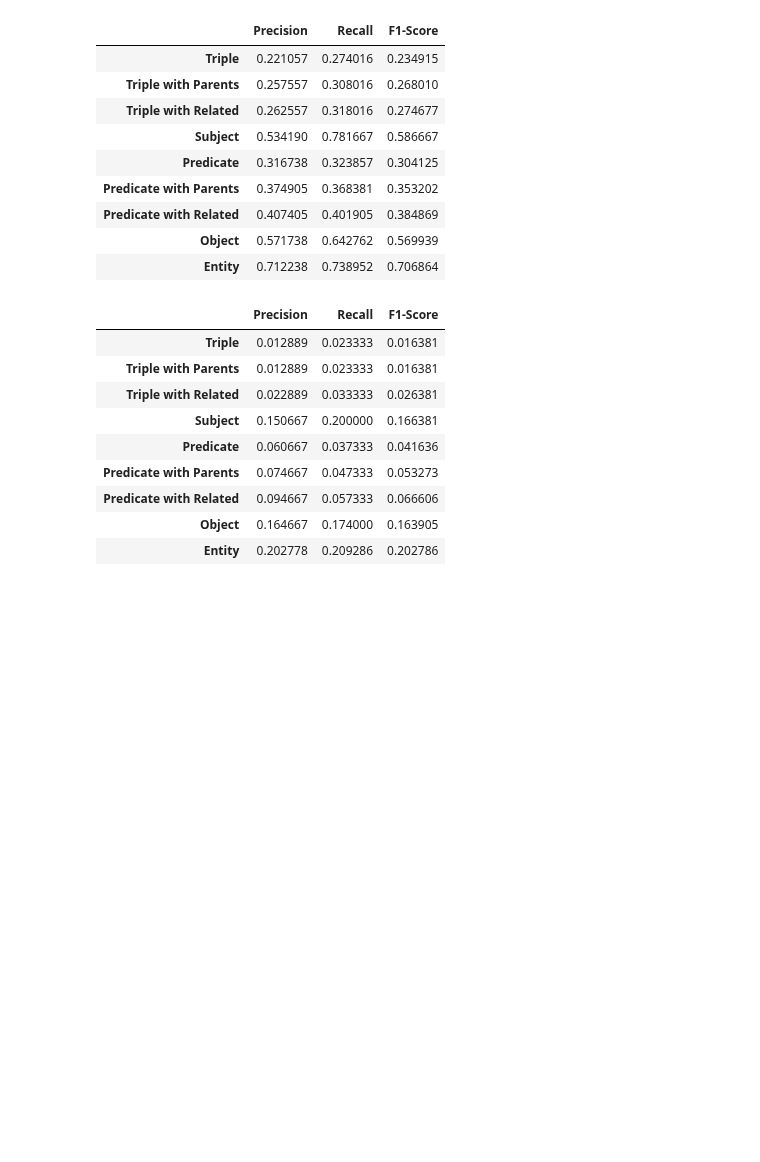
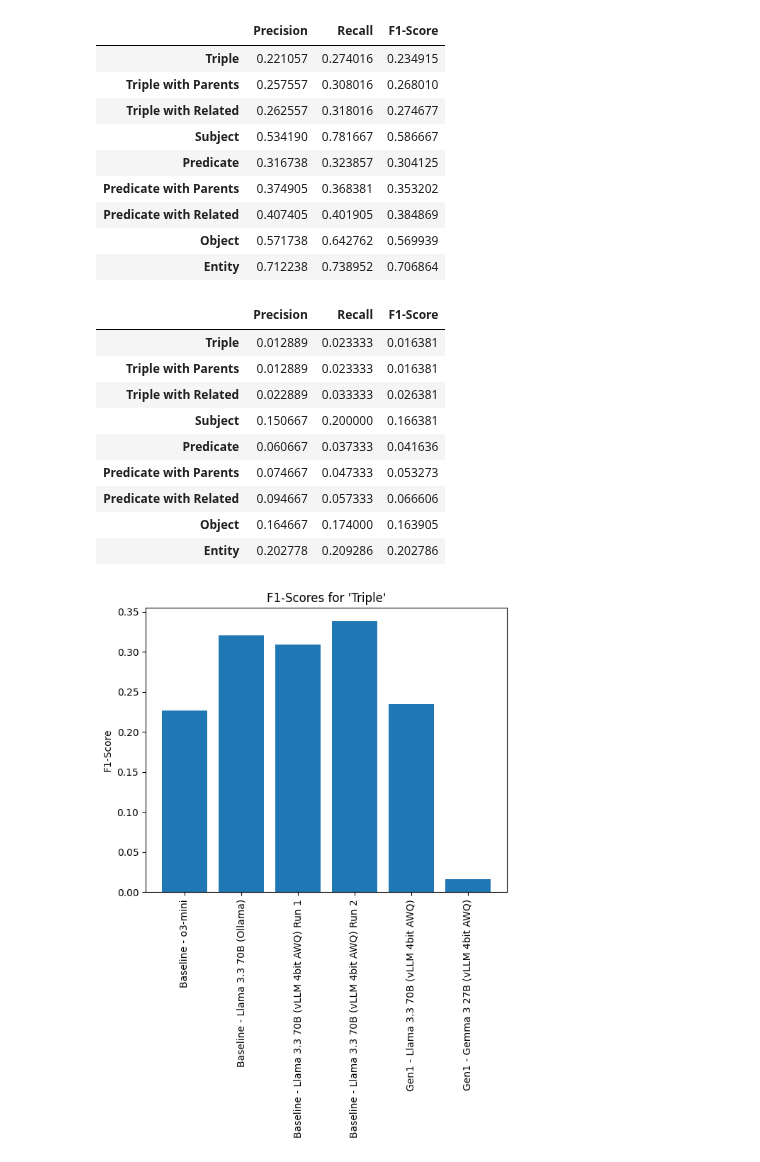
Before and after one commit to maxlautenbach/CIExMAS, a Jupyter notebook: approaches/evaluation_notebook.ipynb, the cells around one changed output. Cells and saved outputs as stored; diff of their text form; code cells hidden in the pictures; blank space fills up the shorter version.

```diff
--- a/approaches/evaluation_notebook.ipynb
+++ b/approaches/evaluation_notebook.ipynb
@@ -88,7 +113,8 @@ generate_report("evaluation_logs/baseline/test-50-evaluation_log-Ollama_llama3.3
 | Object | 0.730333 | 0.784032 | 0.723355 |
 | Entity | 0.836071 | 0.840048 | 0.823404 |
 # %%
-generate_report("evaluation_logs/baseline/test-50-evaluation_log-vLLM_kosbu-Llama-3.3-70B-Instruct-AWQ-2025-03-31-1623-converted.xlsx")
+reports.append(("Baseline - Llama 3.3 70B (vLLM 4bit AWQ) Run 1", generate_report("evaluation_logs/baseline/test-50-evaluation_log-vLLM_kosbu-Llama-3.3-70B-Instruct-AWQ-2025-03-31-1623-converted.xlsx")))
+reports[-1][1]
 # %% [output]
 |  | Precision | Recall | F1-Score |
 | Triple | 0.305762 | 0.337619 | 0.309248 |
@@ -101,7 +127,8 @@ generate_report("evaluation_logs/baseline/test-50-evaluation_log-vLLM_kosbu-Llam
 | Object | 0.672429 | 0.707683 | 0.670369 |
 | Entity | 0.755738 | 0.764690 | 0.751108 |
 # %%
-generate_report("evaluation_logs/baseline/test-50-evaluation_log-vLLM_kosbu-Llama-3.3-70B-Instruct-AWQ-2025-04-01-1222-converted.xlsx")
+reports.append(("Baseline - Llama 3.3 70B (vLLM 4bit AWQ) Run 2", generate_report("evaluation_logs/baseline/test-50-evaluation_log-vLLM_kosbu-Llama-3.3-70B-Instruct-AWQ-2025-04-01-1222-converted.xlsx")))
+reports[-1][1]
 # %% [output]
 |  | Precision | Recall | F1-Score |
 | Triple | 0.316881 | 0.385905 | 0.337970 |
@@ -114,7 +141,8 @@ generate_report("evaluation_logs/baseline/test-50-evaluation_log-vLLM_kosbu-Llam
 | Object | 0.710167 | 0.746683 | 0.711372 |
 | Entity | 0.805690 | 0.814595 | 0.801768 |
 # %%
-generate_report("evaluation_logs/Gen1/test-50-evaluation_log-vLLM_kosbu-Llama-3.3-70B-Instruct-AWQ-2025-04-03-1722-converted.xlsx")
+reports.append(("Gen1 - Llama 3.3 70B (vLLM 4bit AWQ)", generate_report("evaluation_logs/Gen1/test-50-evaluation_log-vLLM_kosbu-Llama-3.3-70B-Instruct-AWQ-2025-04-03-1722-converted.xlsx")))
+reports[-1][1]
 # %% [output]
 |  | Precision | Recall | F1-Score |
 | Triple | 0.221057 | 0.274016 | 0.234915 |
@@ -127,7 +155,8 @@ generate_report("evaluation_logs/Gen1/test-50-evaluation_log-vLLM_kosbu-Llama-3.
 | Object | 0.571738 | 0.642762 | 0.569939 |
 | Entity | 0.712238 | 0.738952 | 0.706864 |
 # %%
-generate_report("evaluation_logs/Gen1/test-50-evaluation_log-vLLM_ISTA-DASLab-gemma-3-27b-it-GPTQ-4b-128g-2025-04-03-1042-converted.xlsx")
+reports.append(("Gen1 - Gemma 3 27B (vLLM 4bit AWQ)", generate_report("evaluation_logs/Gen1/test-50-evaluation_log-vLLM_ISTA-DASLab-gemma-3-27b-it-GPTQ-4b-128g-2025-04-03-1042-converted.xlsx")))
+reports[-1][1]
 # %% [output]
 |  | Precision | Recall | F1-Score |
 | Triple | 0.012889 | 0.023333 | 0.016381 |
@@ -139,3 +168,7 @@ generate_report("evaluation_logs/Gen1/test-50-evaluation_log-vLLM_ISTA-DASLab-ge
 | Predicate with Related | 0.094667 | 0.057333 | 0.066606 |
 | Object | 0.164667 | 0.174000 | 0.163905 |
 | Entity | 0.202778 | 0.209286 | 0.202786 |
+# %%
+show_report_plot(reports)
+# %% [output]
+[figure, added]
```
Also changed, not shown: parts of 12 cells of this notebook, 7 other files.
